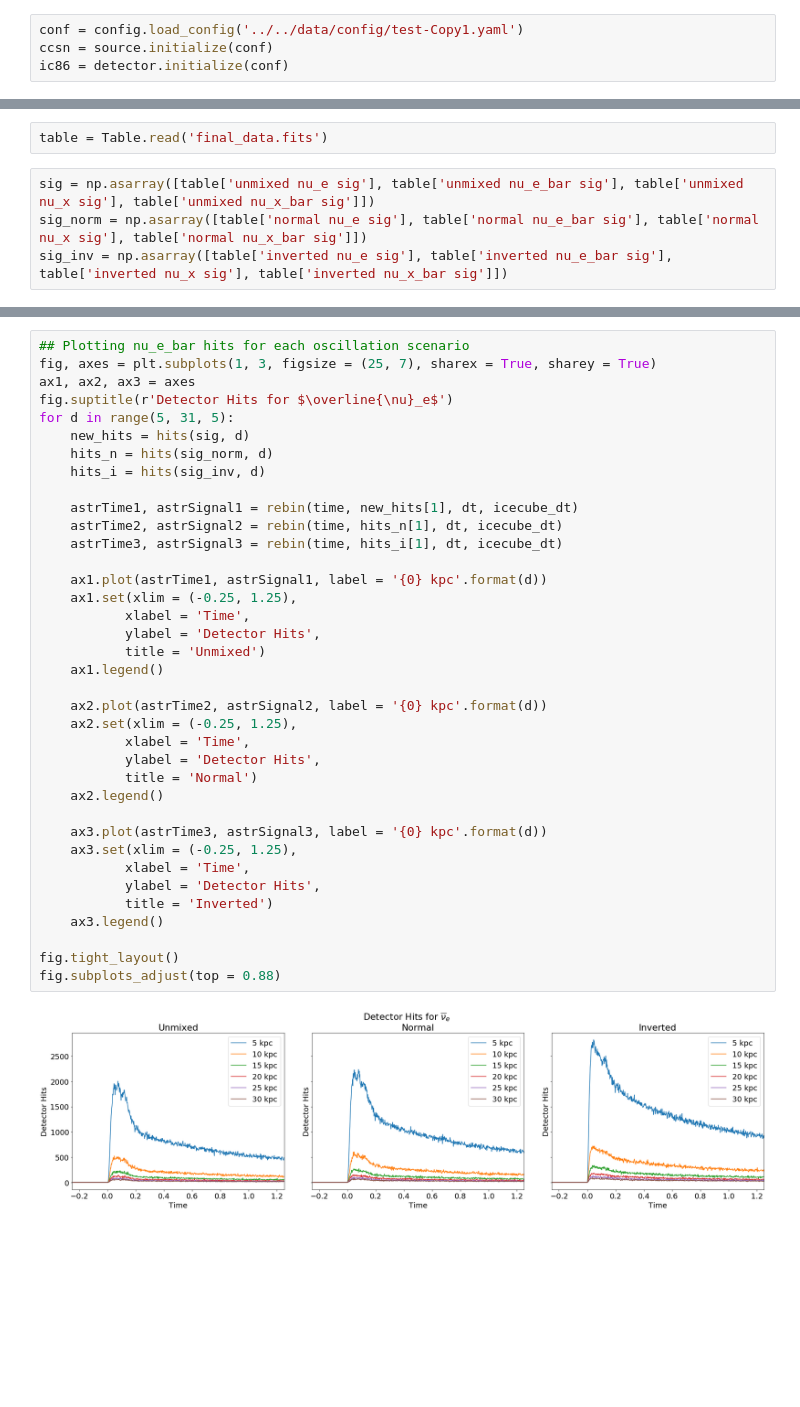
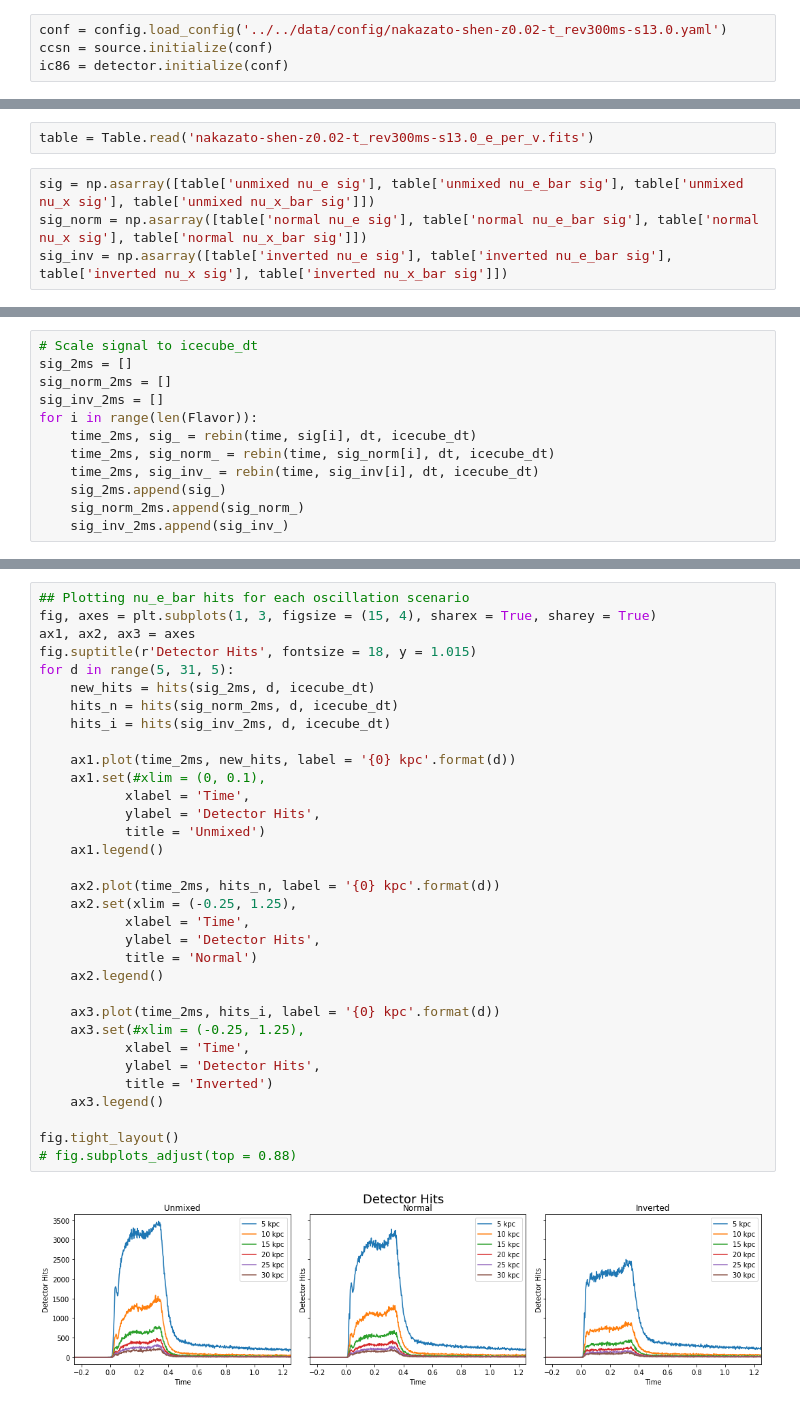
Before and after one commit to icecube/ASTERIA, a Jupyter notebook: docs/nb/detector_hits.ipynb, the cells around one changed output, grey strips where cells are left out. Drawn from its saved outputs; the diff is of its cells as text; blank space fills up the shorter version.

```diff
--- a/docs/nb/detector_hits.ipynb
+++ b/docs/nb/detector_hits.ipynb
@@ -43,6 +40,6 @@ For this to work, either the user needs to have done one of two things:
 
 If these were not done, the initialization will fail because the paths will not be correctly resolved.
 # %%
-conf = config.load_config('../../data/config/test-Copy1.yaml')
+conf = config.load_config('../../data/config/nakazato-shen-z0.02-t_rev300ms-s13.0.yaml')
 ccsn = source.initialize(conf)
 ic86 = detector.initialize(conf)
@@ -73,5 +95,5 @@ def rebin(var, data, old_binning, new_binning):
 # %%
-table = Table.read('final_data.fits')
+table = Table.read('nakazato-shen-z0.02-t_rev300ms-s13.0_e_per_v.fits')
 # %%
 sig = np.asarray([table['unmixed nu_e sig'], table['unmixed nu_e_bar sig'], table['unmixed nu_x sig'], table['unmixed nu_x_bar sig']])
 sig_norm = np.asarray([table['normal nu_e sig'], table['normal nu_e_bar sig'], table['normal nu_x sig'], table['normal nu_x_bar sig']])
@@ -147,0 +101,12 @@ for d in range(1, 31):
+# %%
+# Scale signal to icecube_dt
+sig_2ms = []
+sig_norm_2ms = []
+sig_inv_2ms = []
+for i in range(len(Flavor)):
+    time_2ms, sig_ = rebin(time, sig[i], dt, icecube_dt)
+    time_2ms, sig_norm_ = rebin(time, sig_norm[i], dt, icecube_dt)
+    time_2ms, sig_inv_ = rebin(time, sig_inv[i], dt, icecube_dt)
+    sig_2ms.append(sig_)
+    sig_norm_2ms.append(sig_norm_)
+    sig_inv_2ms.append(sig_inv_)
@@ -148,39 +117,35 @@ for d in range(1, 31):
 # %%
 ## Plotting nu_e_bar hits for each oscillation scenario
-fig, axes = plt.subplots(1, 3, figsize = (25, 7), sharex = True, sharey = True)
+fig, axes = plt.subplots(1, 3, figsize = (15, 4), sharex = True, sharey = True)
 ax1, ax2, ax3 = axes
-fig.suptitle(r'Detector Hits for $\overline{\nu}_e$')
+fig.suptitle(r'Detector Hits', fontsize = 18, y = 1.015)
 for d in range(5, 31, 5):
-    new_hits = hits(sig, d)
-    hits_n = hits(sig_norm, d)
-    hits_i = hits(sig_inv, d)
+    new_hits = hits(sig_2ms, d, icecube_dt)
+    hits_n = hits(sig_norm_2ms, d, icecube_dt)
+    hits_i = hits(sig_inv_2ms, d, icecube_dt)
 
-    astrTime1, astrSignal1 = rebin(time, new_hits[1], dt, icecube_dt)
-    astrTime2, astrSignal2 = rebin(time, hits_n[1], dt, icecube_dt)
-    astrTime3, astrSignal3 = rebin(time, hits_i[1], dt, icecube_dt)
-
-    ax1.plot(astrTime1, astrSignal1, label = '{0} kpc'.format(d))
-    ax1.set(xlim = (-0.25, 1.25),
+    ax1.plot(time_2ms, new_hits, label = '{0} kpc'.format(d))
+    ax1.set(#xlim = (0, 0.1),
            xlabel = 'Time',
            ylabel = 'Detector Hits',
            title = 'Unmixed')
     ax1.legend()
 
-    ax2.plot(astrTime2, astrSignal2, label = '{0} kpc'.format(d))
+    ax2.plot(time_2ms, hits_n, label = '{0} kpc'.format(d))
     ax2.set(xlim = (-0.25, 1.25),
            xlabel = 'Time',
            ylabel = 'Detector Hits',
            title = 'Normal')
     ax2.legend()
 
-    ax3.plot(astrTime3, astrSignal3, label = '{0} kpc'.format(d))
-    ax3.set(xlim = (-0.25, 1.25),
+    ax3.plot(time_2ms, hits_i, label = '{0} kpc'.format(d))
+    ax3.set(#xlim = (-0.25, 1.25),
            xlabel = 'Time',
            ylabel = 'Detector Hits',
            title = 'Inverted')
     ax3.legend()
 
 fig.tight_layout()
-fig.subplots_adjust(top = 0.88)
+# fig.subplots_adjust(top = 0.88)
 # %% [output]
-[figure, old version]
+[figure, new version]
```
Also changed, not shown: parts of 12 cells of this notebook, 2 other files.
